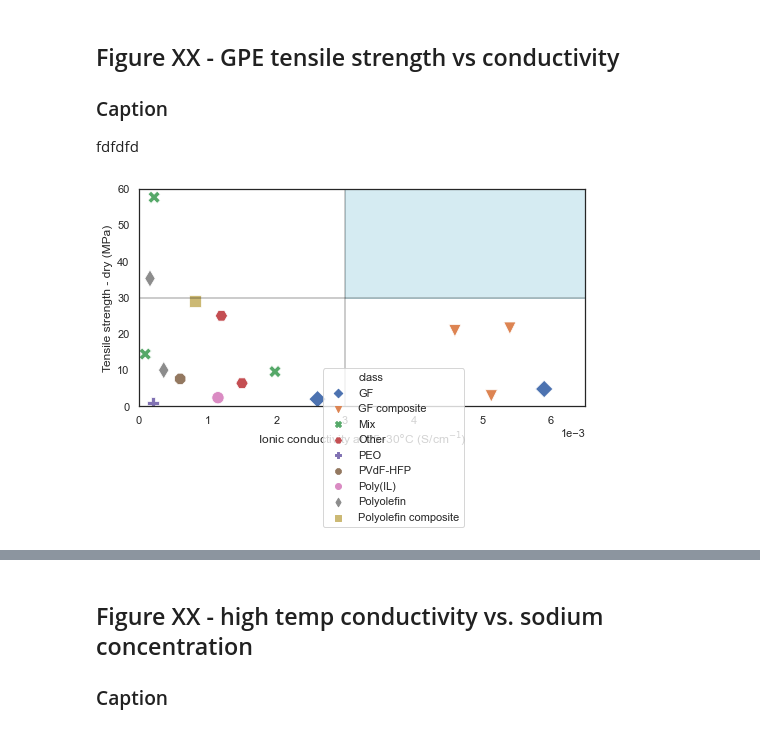
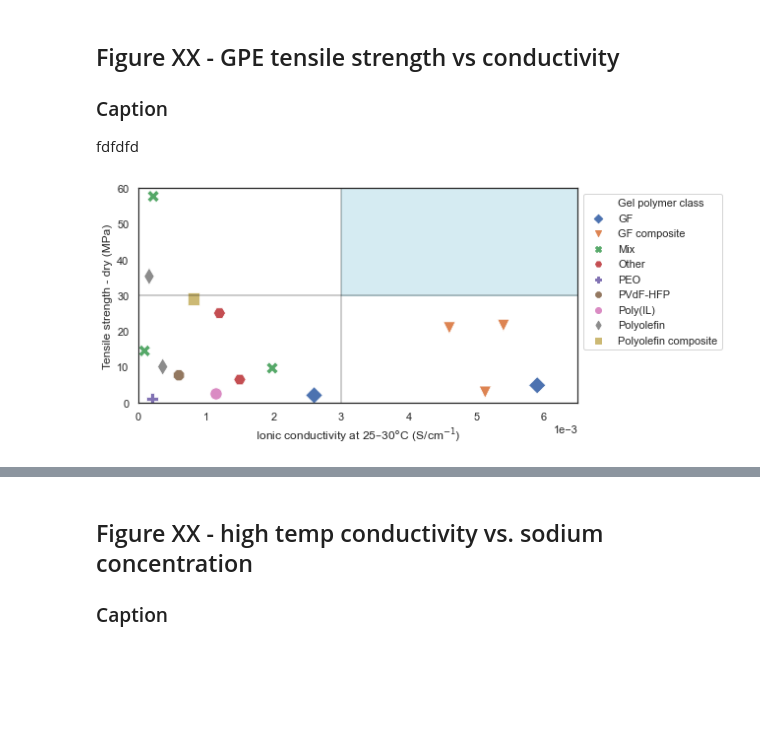
Before and after one commit to jknottUOW/polymer-review-paper, a Jupyter notebook: FIGURES.ipynb, the cells around one changed output, grey strips where cells are left out. Saved outputs shown, nothing was run; the diff lists cells and outputs as text; code cells hidden in the pictures; blank space fills up the shorter version.

```diff
--- a/FIGURES.ipynb
+++ b/FIGURES.ipynb
@@ -160,36 +176,37 @@ df_cond_strength.sort_values(by=['class'], inplace=True)
 sns.set()
 sns.set_style("white")
 sns.set_context("notebook",rc={'axes.grid': True})
 plt.figure(figsize=(8, 4))
 markers = ['D', 'v', 'X', 'H', 'P', '8', 'o', 'd', 's']
 
 fig_cond = sns.scatterplot(
                 x='conductivity_(20-30)degC',
                 y='strength_tensile_dry',
                 hue='class',
                 data=df_cond_strength,
                 s=150,
                 style='class',
                 markers=markers,
                 )
 
-
-
 plt.xlabel('Ionic conductivity at 25$\endash$30$\degree$C (S/cm$^{-1}$)')
 plt.ylabel('Tensile strength - dry (MPa)')
 
 plt.xlim(0, 0.0065)
 plt.ylim(0, 60)
 plt.ticklabel_format(style='sci', axis='x',scilimits=(0,0))
 
-plt.legend().texts[0].set_text("Gel polymer class")
-plt.legend(loc='centre left', bbox_to_anchor=(0.4, 0.2))
-
 plt.plot([0.003, 0.003], [-10, 80], linewidth=2, color='black', alpha=0.2)
 plt.plot([-1, 1], [30, 30], linewidth=2, color='black', alpha=0.2)
 fig_cond.add_patch(patches.Rectangle((0.003, 30), 1, 60, color='lightblue', alpha=0.5))
 
+plt.legend(loc=2, bbox_to_anchor=(1.0, 1)).texts[0].set_text("Gel polymer class")
+
+
 plt.savefig('.\FIGURES\GPE_strength-vs-conductivity.svg',
            transparent=False)
+plt.savefig('.\FIGURES\GPE_strength-vs-conductivity.png',
+           transparent=False,
+           dpi=300)
 # %% [output]
-[figure, old version]
+[figure, new version]
```
Also changed, not shown: parts of 9 cells of this notebook, 11 other files.
